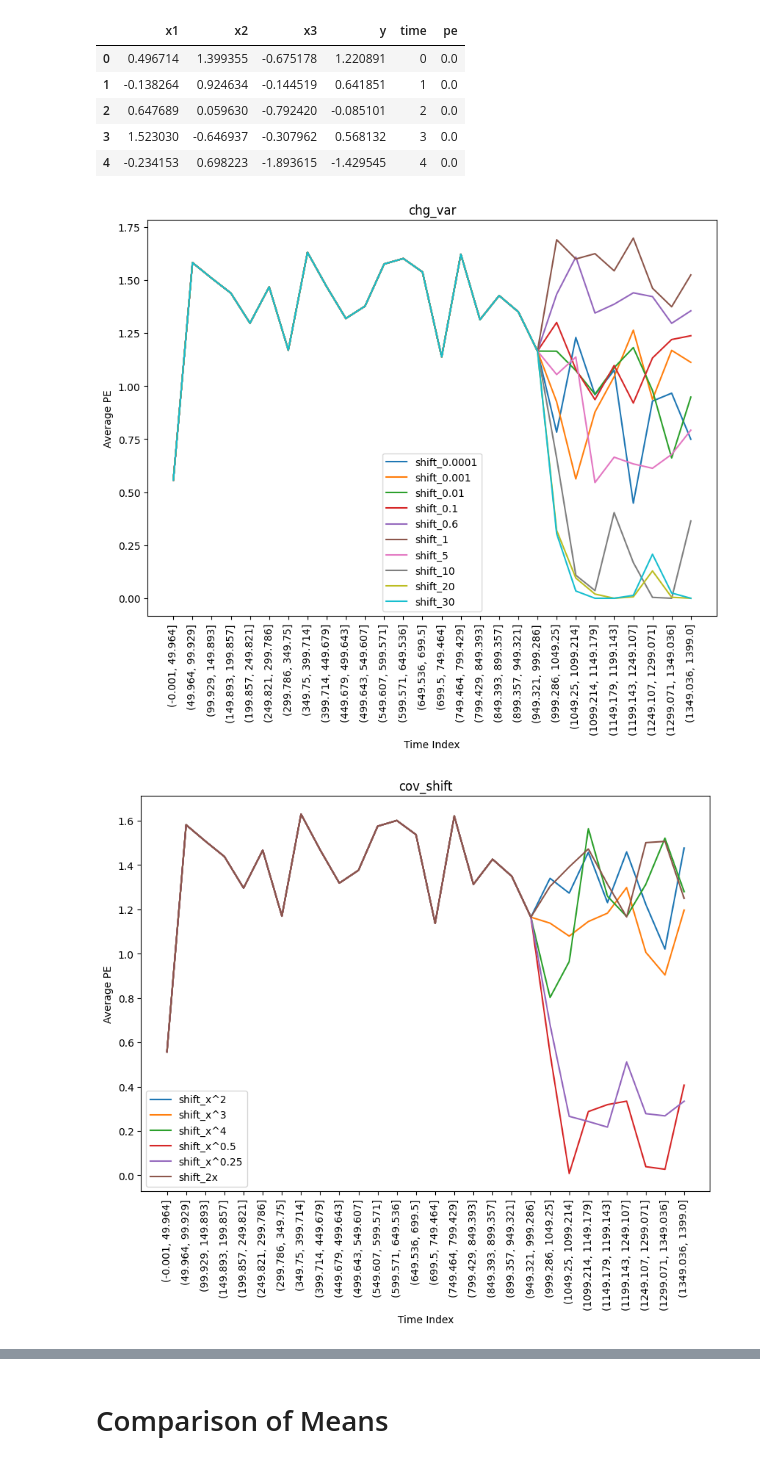
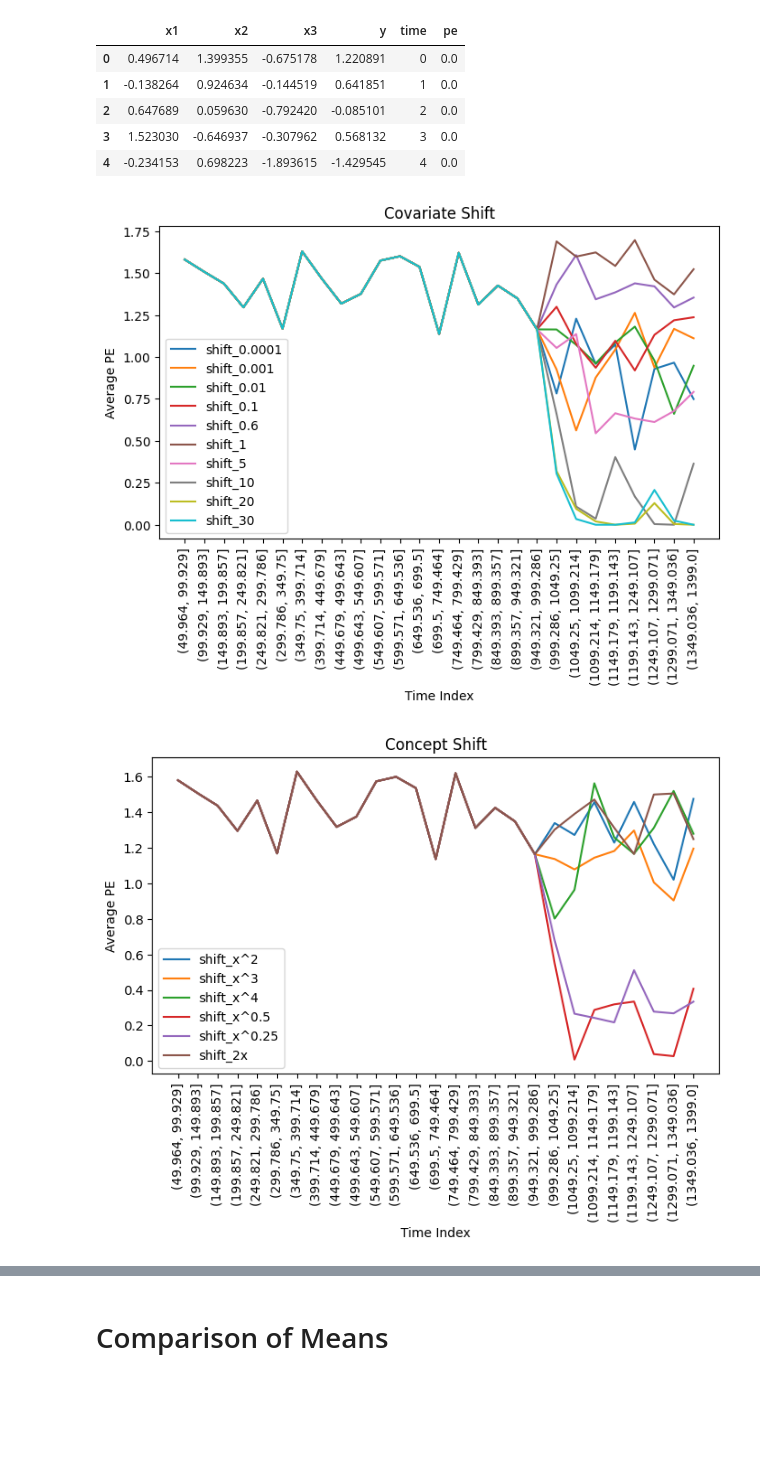
Before and after one commit to christophershultz/risk_econ, a Jupyter notebook: tda_data_drift/drift_extended_plotting.ipynb, the cells around one changed output, grey strips where cells are left out. Drawn from its saved outputs; the diff is of its cells as text; code cells hidden in the pictures; blank space fills up the shorter version.

```diff
--- a/tda_data_drift/drift_extended_plotting.ipynb
+++ b/tda_data_drift/drift_extended_plotting.ipynb
@@ -21,31 +21,36 @@ dict_keys(['0.0001-30', '0.001-30', '0.01-30', '0.1-30', '0.6-30', '1-30', '5-30
 # %%
 for typeOfShift in dct.keys():
     res = dct[typeOfShift]
     df = None
     for k in res.keys():
         if df is None:
             df = res[k][['time', 'pe']]
             df.columns = ['time', 'shift_' + str(k).split('-')[0]]
         else:
             tmp = res[k][['time', 'pe']]
             tmp.columns = ['time', 'shift_' + str(k).split('-')[0]]
             df = pd.merge(df, tmp, how = 'left', on = 'time')
 
     # Group Into Bins for Visualization
     df['time_bin'] = pd.qcut(df['time'], q = 28)
     df = df.groupby(['time_bin']).mean().reset_index()
+    df = df.iloc[1:].reset_index(drop = True) # Remove first bin since no PE value.
 
     # Plot
-    plt.figure(figsize=(10,7))
+    plt.figure(figsize=(8,4.5))
     for col in df.columns[2:]:
         plt.plot(df.index, df[col], label = col)
     plt.ylabel('Average PE')
     plt.xlabel('Time Index')
     plt.xticks(df.index, df['time_bin'], rotation = 90)
-    plt.title(typeOfShift)
+
+    names = {'chg_var': 'Covariate Shift', 'cov_shift': 'Concept Shift', 'mix_shift': 'Mixed Shift'}
+    name = names[typeOfShift]
+
+    plt.title(name)
     plt.legend()
     plt.show()
     plt.close()
 # %% [output]
-[figure, old version]
+[figure, new version]
-[figure, old version]
+[figure, new version]
```
Also changed, not shown: parts of 4 cells of this notebook, 4 other files.
